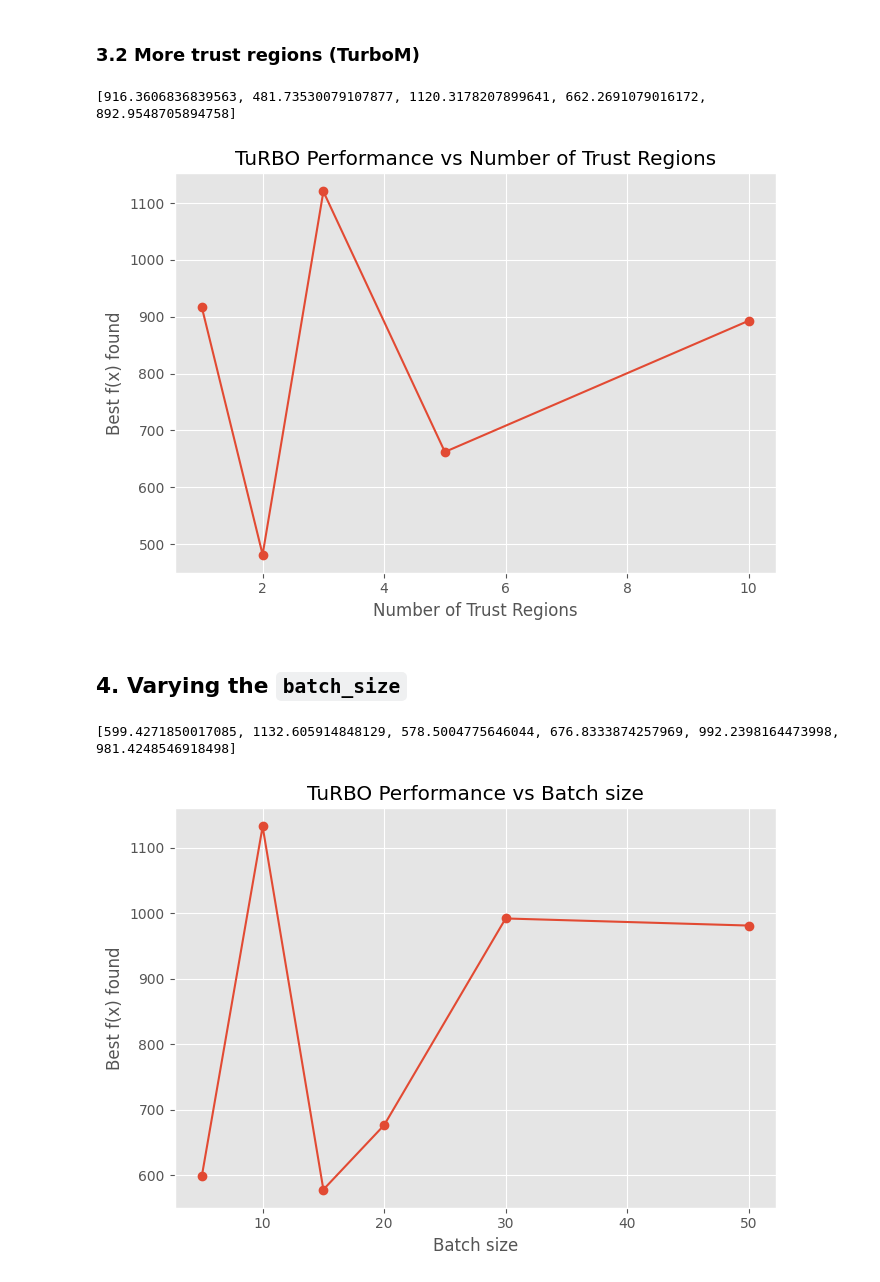
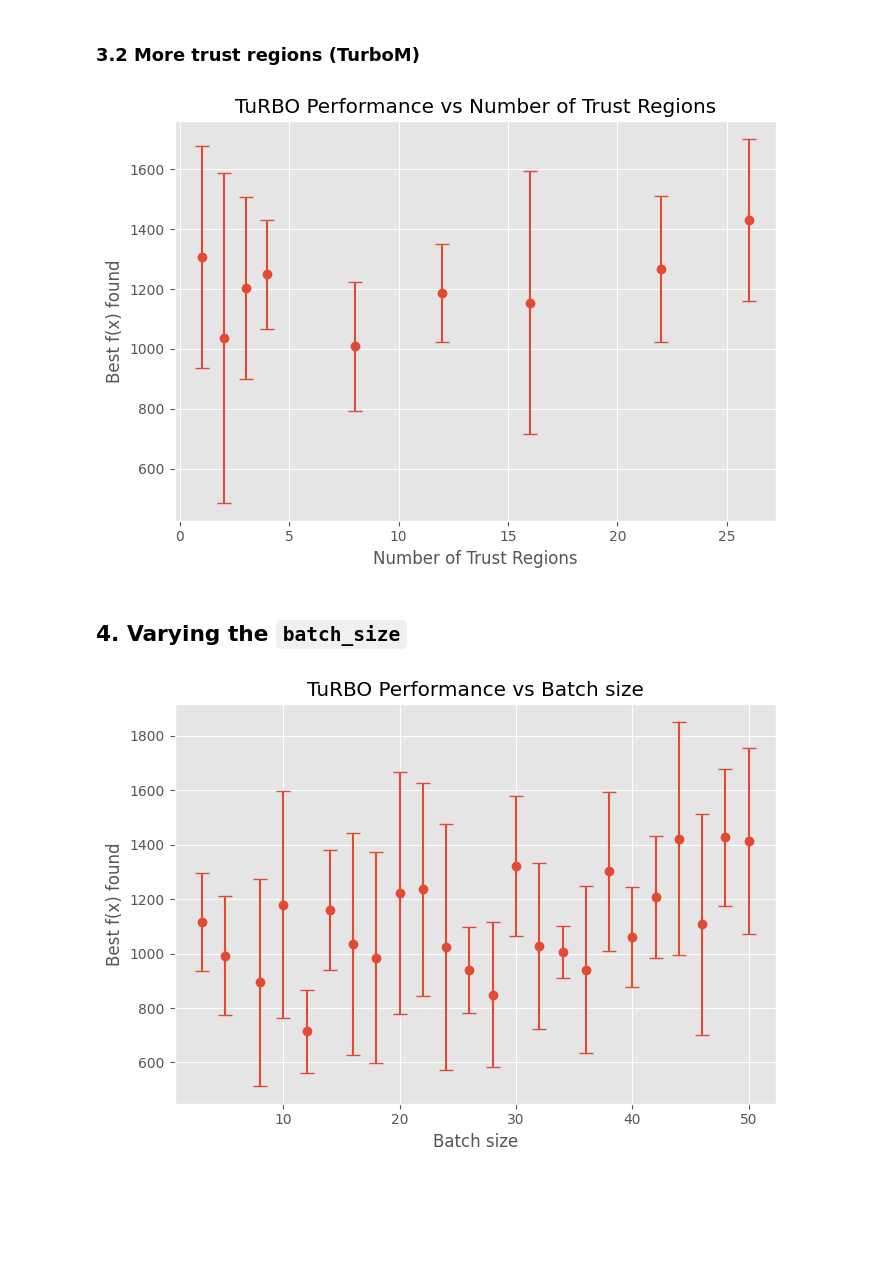
Before and after one commit to jonatas727/TuRBO-Study, a Jupyter notebook: Sensivity study/Schwefel Function.ipynb, the cells around one changed output. Drawn from its saved outputs; the diff is of its cells as text; code cells hidden in the pictures; blank space fills up the shorter version.

```diff
--- a/Sensivity study/Schwefel Function.ipynb
+++ b/Sensivity study/Schwefel Function.ipynb
@@ -79,0 +84,2 @@ f = Schwefel(10)
+# %%
+n_times = 5
@@ -80,2 +88,4 @@ f = Schwefel(10)
+# %%
+max_evals_desired = 500
 # %% [markdown]
 ## 3. Varying `n_trust_regions`
@@ -87,3 +92,8 @@ results_NTR = {
+# %%
+n_trust_regions_list = [1, 2, 3, 4, 8, 12, 16, 22, 26]
+n_trust_regions_list.sort() # guarantees that values are in crescent order
+
+results_NTR = {NTR: [] for NTR in n_trust_regions_list}
 # %% [markdown]
 ### 3.1 One trust region (Turbo1)
 # %%
@@ -155,4 +168,0 @@ minimum_fX_NTR = (
-# %%
-print(minimum_fX_NTR)
-# %% [output]
-[916.3606836839563, 481.73530079107877, 1120.3178207899641, 662.2691079016172, 892.9548705894758]
@@ -159,10 +177,14 @@ print(minimum_fX_NTR)
 # %%
-n_trust_regions_list_final = [1] + n_trust_regions_list
-
 plt.style.use("ggplot")
 
 fig = plt.figure(figsize=(7, 5))
-plt.plot(n_trust_regions_list_final, minimum_fX_NTR, marker = 'o')
+plt.errorbar(
+    n_trust_regions_list,
+    mean_values_NTR,
+    yerr = std_values_NTR,
+    fmt = "o",
+    capsize = 5
+    )
 plt.xlabel("Number of Trust Regions")
 plt.ylabel("Best f(x) found")
 plt.title("TuRBO Performance vs Number of Trust Regions")
@@ -171,6 +193,6 @@ plt.grid(True)
 plt.tight_layout()
 plt.show()
 # %% [output]
-[figure, old version]
+[figure, new version]
 # %% [markdown]
 ## 4. Varying the `batch_size`
@@ -215,19 +237,29 @@ minimum_fX_BS = [results_BS["TurboM"][n]["minimum_fX"] for n in results_BS["Turb
-# %%
-print(minimum_fX_BS)
-# %% [output]
-[599.4271850017085, 1132.605914848129, 578.5004775646044, 676.8333874257969, 992.2398164473998, 981.4248546918498]
+# %%
+# Creates dictonaries that relates mean and std to each corresponding batch_size value
+mean_BS = {BS: np.mean(results_BS[BS]) for BS in batch_size_list}
+std_BS  = {BS: np.std(results_BS[BS])  for BS in batch_size_list}
+
+# Puts that means and stds into lists
+mean_values_BS = [mean_BS[BS] for BS in batch_size_list]
+std_values_BS = [std_BS[BS] for BS in batch_size_list]
 # %%
 plt.style.use("ggplot")
 
 fig = plt.figure(figsize=(7, 5))
-plt.plot(batch_size_list, minimum_fX_BS, marker = 'o')
+plt.errorbar(
+    batch_size_list,
+    mean_values_BS,
+    yerr=std_values_BS,
+    fmt='o',
+    capsize=5
+)
 plt.xlabel("Batch size")
 plt.ylabel("Best f(x) found")
 plt.title("TuRBO Performance vs Batch size")
 
 plt.grid(True)
 plt.tight_layout()
 plt.show()
 # %% [output]
-[figure, old version]
+[figure, new version]
 # %% [markdown]
```
Also changed, not shown: parts of 25 cells of this notebook, 23 other files.
